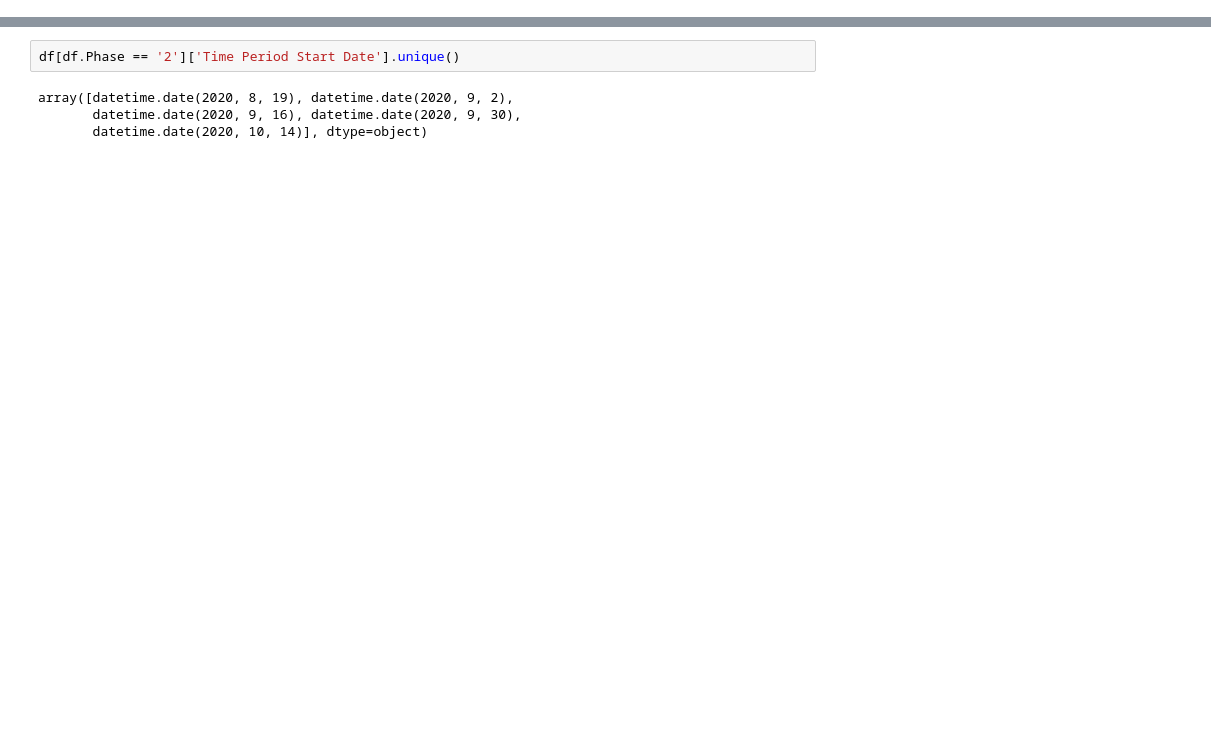
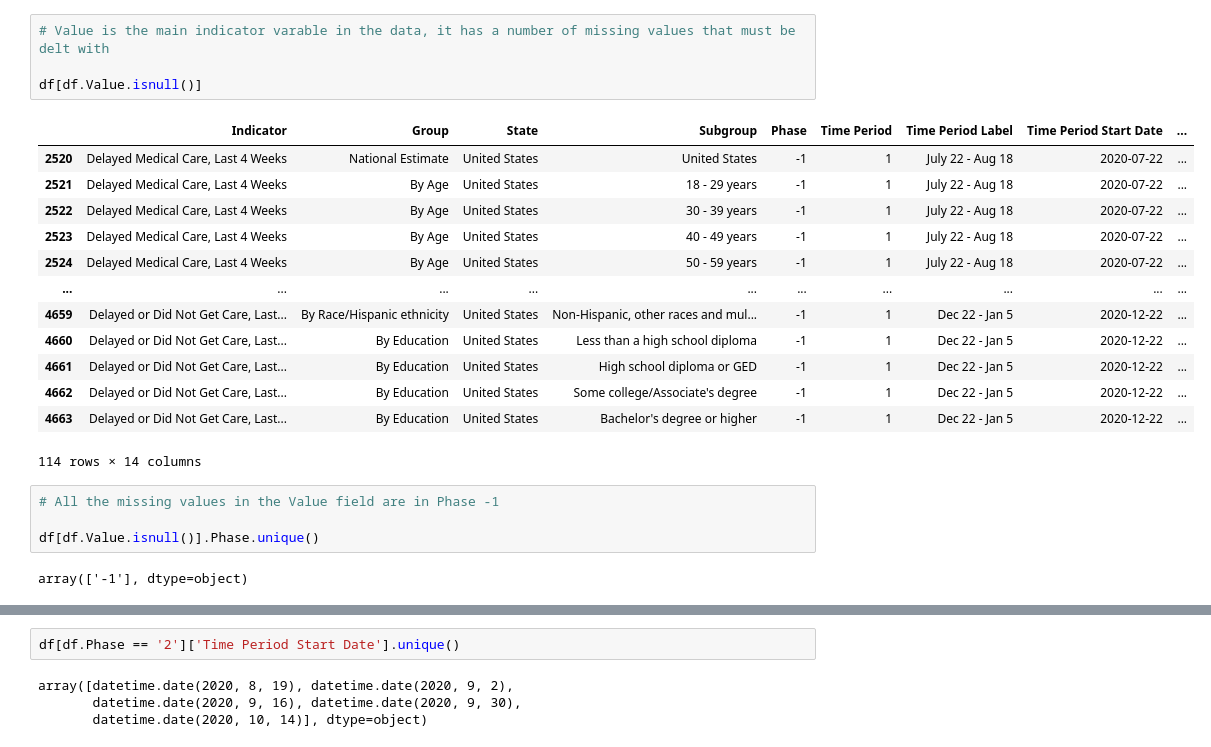
Before and after one commit to EricDBallam/COVID_care, a Jupyter notebook: EDA_accessToCare.ipynb, the cells around one changed output, grey strips where cells are left out. Drawn from its saved outputs; the diff is of its cells as text; blank space fills up the shorter version.

```diff
--- a/EDA_accessToCare.ipynb
+++ b/EDA_accessToCare.ipynb
@@ -185,0 +153,24 @@ array([datetime.date(2020, 4, 23), datetime.date(2020, 5, 7),
+# %%
+# Value is the main indicator varable in the data, it has a number of missing values that must be delt with
+
+df[df.Value.isnull()]
+# %% [output]
+|  | Indicator | Group | State | Subgroup | Phase | Time Period | Time Period Label | Time Period Start Date | ... |
+| 2520 | Delayed Medical Care, Last 4 Weeks | National Estimate | United States | United States | -1 | 1 | July 22 - Aug 18 | 2020-07-22 | ... |
+| 2521 | Delayed Medical Care, Last 4 Weeks | By Age | United States | 18 - 29 years | -1 | 1 | July 22 - Aug 18 | 2020-07-22 | ... |
+| 2522 | Delayed Medical Care, Last 4 Weeks | By Age | United States | 30 - 39 years | -1 | 1 | July 22 - Aug 18 | 2020-07-22 | ... |
+| 2523 | Delayed Medical Care, Last 4 Weeks | By Age | United States | 40 - 49 years | -1 | 1 | July 22 - Aug 18 | 2020-07-22 | ... |
+| 2524 | Delayed Medical Care, Last 4 Weeks | By Age | United States | 50 - 59 years | -1 | 1 | July 22 - Aug 18 | 2020-07-22 | ... |
+| ... | ... | ... | ... | ... | ... | ... | ... | ... | ... |
+| 4659 | Delayed or Did Not Get Care, Last... | By Race/Hispanic ethnicity | United States | Non-Hispanic, other races and mul... | -1 | 1 | Dec 22 - Jan 5 | 2020-12-22 | ... |
+| 4660 | Delayed or Did Not Get Care, Last... | By Education | United States | Less than a high school diploma | -1 | 1 | Dec 22 - Jan 5 | 2020-12-22 | ... |
+| 4661 | Delayed or Did Not Get Care, Last... | By Education | United States | High school diploma or GED | -1 | 1 | Dec 22 - Jan 5 | 2020-12-22 | ... |
+| 4662 | Delayed or Did Not Get Care, Last... | By Education | United States | Some college/Associate's degree | -1 | 1 | Dec 22 - Jan 5 | 2020-12-22 | ... |
+| 4663 | Delayed or Did Not Get Care, Last... | By Education | United States | Bachelor's degree or higher | -1 | 1 | Dec 22 - Jan 5 | 2020-12-22 | ... |
+114 rows × 14 columns
+# %%
+# All the missing values in the Value field are in Phase -1
+
+df[df.Value.isnull()].Phase.unique()
+# %% [output]
+array(['-1'], dtype=object)
```
Also changed, not shown: parts of 71 cells of this notebook, 23 other files.
